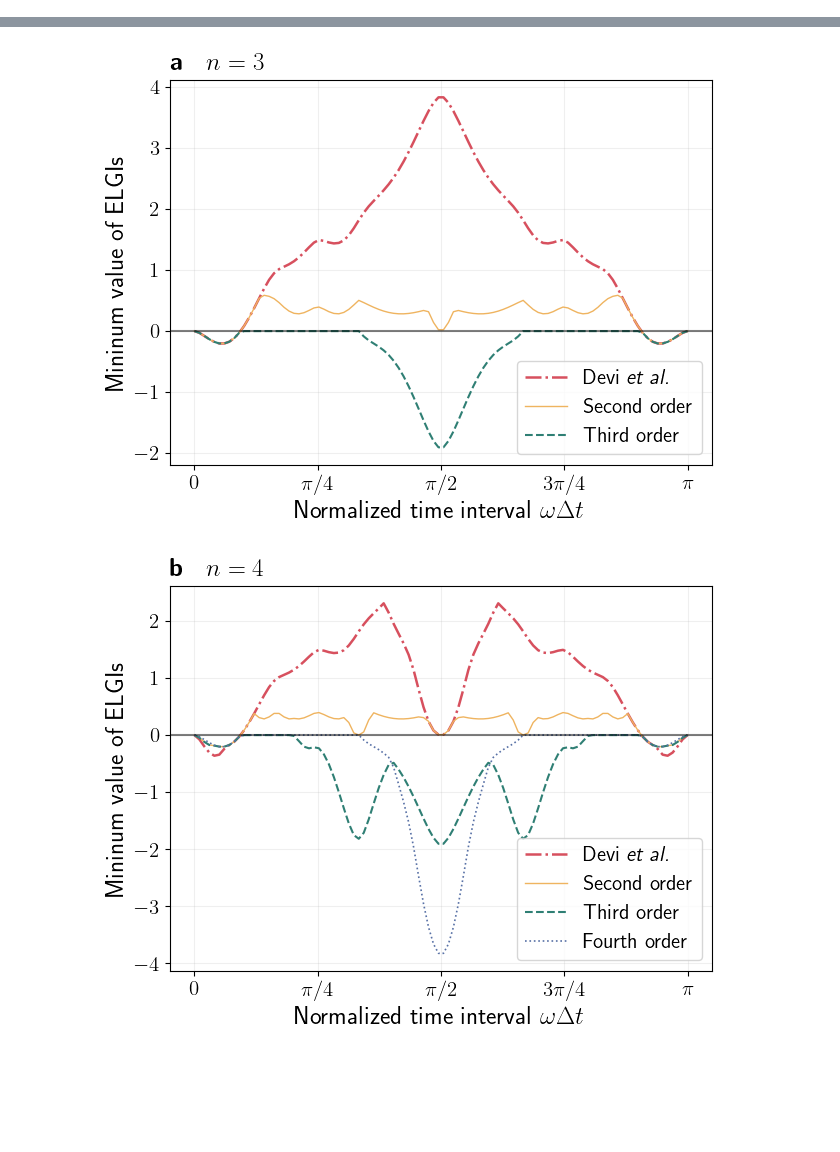
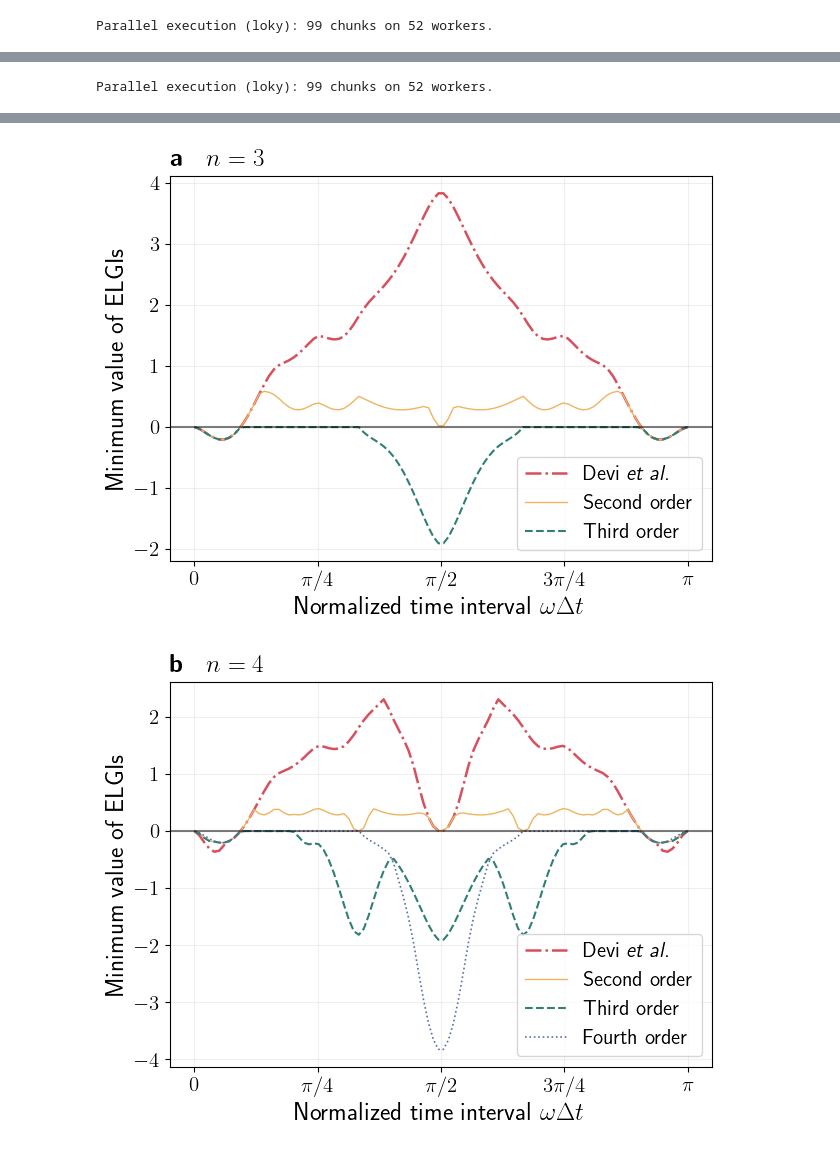
Before and after one commit to PolarisMegrez/Entropic-Leggett-Garg-Inequalities, a Jupyter notebook: demo.ipynb, the cells around one changed output, grey strips where cells are left out. Drawn from its saved outputs; the diff is of its cells as text; code cells hidden in the pictures; blank space fills up the shorter version.

Commit message:
v2.1: Improved parallelization support

```diff
--- a/demo.ipynb
+++ b/demo.ipynb
@@ -36,15 +61,24 @@ plt.rcParams['text.usetex'] = True
 # %%
-# Setup d=5 system
+# Initialize spin-2 system (d=5 quantum states)
 _d = 5
 bloch_init(_d)
+
+# Generate SU(5) spin operators
 Jx, Jy, Jz, Jp, Jm = spin_ops(_d)
+
+# Create unitary evolution matrix from Hamiltonian H = ωJ_y
 L_H_mat_5 = GeneralizedBlochEvolutionMatrix.from_Hamiltonian(Jy)
+
+# Initialize maximally mixed state (identity/d)
 rho0_5 = np.eye(_d, dtype=complex) / _d
 r0_5 = GeneralizedBlochState.from_matrix(rho0_5)
+
+# Set up J_z measurement projectors
 obs_list_5 = [GeneralizedBlochObservable.from_projector(P) for P in projectors_Jz(_d)]
 
-# 1. Three-point calculation (n=3)
-def evaluate_elgi_n3(dt):
+# Define evaluation functions for 3-point and 4-point measurements
+def evaluate_elgi_3_point(dt):
+    """Calculate ELGI values for 3 time points (n=3)."""
     times = [0, dt, 2*dt]
     jps = distributions_from_times(times, d=5, L_mat=L_H_mat_5, r0=r0_5, obs_list=obs_list_5)
 
@@ -54,8 +88,8 @@ def evaluate_elgi_n3(dt):
 
     return [devi, min2, min3]
 
-# 2. Four-point calculation (n=4)
-def evaluate_elgi_n4(dt):
+def evaluate_elgi_4_point(dt):
+    """Calculate ELGI values for 4 time points (n=4)."""
     times = [0, dt, 2*dt, 3*dt]
     jps = distributions_from_times(times, d=5, L_mat=L_H_mat_5, r0=r0_5, obs_list=obs_list_5)
 
@@ -66,49 +100,61 @@ def evaluate_elgi_n4(dt):
 
     return [devi, min2, min3, min4]
 # %%
+# Generate plots for both 3-point and 4-point measurements
 delta_ts = np.linspace(0, np.pi, 100)
 
+# Common pi-based tick marks for both plots
+ticks = [0, np.pi/4, np.pi/2, 3*np.pi/4, np.pi]
+ticklabels = [r"$0$", r"$\pi/4$", r"$\pi/2$", r"$3\pi/4$", r"$\pi$"]
+
+# Plot (a): Three-point ELGIs
 fig, ax = viz.plot_multioutput_curves(
-    evaluate_elgi_n3,
+    evaluate_elgi_3_point,
     delta_ts,
     label=[r'Devi {\itshape et al.}', r'Second order', r'Third order'],
-    color=[(215/255, 80/255, 94/255), (239/255, 180/255, 96/255), (47/255, 127/255, 116/255)],
+    color=[COLOR_RED, COLOR_YELLOW, COLOR_CYAN],
     linewidth=[1.8, 1.0, 1.5],
-    linestyle=['-.', '-', '--']
+    linestyle=['-.', '-', '--'],
+    n_jobs=52
 )
-ax.set_xlabel(r'Normalized time interval $\omega\Delta t$')
-ax.set_ylabel(r'Mininum value of ELGIs')
-ax.xticks = [0, np.pi/4, np.pi/2, 3*np.pi/4, np.pi]
-ax.set_xticks(ax.xticks)
-ax.set_xticklabels([r"$0$", r"$\pi/4$", r"$\pi/2$", r"$3\pi/4$", r"$\pi$"])
-ax.yticks = [-2, -1, 0, 1, 2, 3, 4]
-ax.set_yticks(ax.yticks)
+
+ax.set(xlabel=r'Normalized time interval $\omega\Delta t$',
+       ylabel=r'Minimum value of ELGIs')
+ax.set_xticks(ticks)
+ax.set_xticklabels(ticklabels)
+ax.set_yticks([-2, -1, 0, 1, 2, 3, 4])
 ax.set_yticklabels(["$-2$", "$-1$", "$0$", "$1$", "$2$", "$3$", "$4$"])
+
 ax.legend(loc='lower right', fontsize=15)
 ax.axhline(0, color='k', linestyle='-', alpha=0.5)
 ax.text(0.0, 1.07, r'{\bfseries a}\quad$n=3$', transform=ax.transAxes,
-                fontsize=18, verticalalignment='top', horizontalalignment='left')
+        fontsize=18, verticalalignment='top', horizontalalignment='left')
+
 fig.savefig('pic/3-point-ELGIs.png', dpi=300, bbox_inches='tight')
 
+# Plot (b): Four-point ELGIs
 fig, ax = viz.plot_multioutput_curves(
-    evaluate_elgi_n4,
+    evaluate_elgi_4_point,
     delta_ts,
     label=[r'Devi {\itshape et al.}', r'Second order', r'Third order', r'Fourth order'],
-    color=[(215/255, 80/255, 94/255), (239/255, 180/255, 96/255), (47/255, 127/255, 116/255), (88/255, 113/255, 166/255)],
+    color=[COLOR_RED, COLOR_YELLOW, COLOR_CYAN, COLOR_BLUE],
     linewidth=[1.8, 1.0, 1.5, 1.2],
-    linestyle=['-.', '-', '--', ':']
+    linestyle=['-.', '-', '--', ':'],
+    n_jobs=52
 )
-ax.set_xlabel(r'Normalized time interval $\omega\Delta t$')
-ax.set_ylabel(r'Mininum value of ELGIs')
-ax.xticks = [0, np.pi/4, np.pi/2, 3*np.pi/4, np.pi]
-ax.set_xticks(ax.xticks)
-ax.set_xticklabels([r"$0$", r"$\pi/4$", r"$\pi/2$", r"$3\pi/4$", r"$\pi$"])
-ax.yticks = [-4, -3, -2, -1, 0, 1, 2]
-ax.set_yticks(ax.yticks)
+
+ax.set(xlabel=r'Normalized time interval $\omega\Delta t$',
+       ylabel=r'Minimum value of ELGIs')
+ax.set_xticks(ticks)
+ax.set_xticklabels(ticklabels)
+ax.set_yticks([-4, -3, -2, -1, 0, 1, 2])
 ax.set_yticklabels(["$-4$", "$-3$", "$-2$", "$-1$", "$0$", "$1$", "$2$"])
+
 ax.legend(loc='lower right', fontsize=15)
 ax.axhline(0, color='k', linestyle='-', alpha=0.5)
 ax.text(0.0, 1.07, r'{\bfseries b}\quad$n=4$', transform=ax.transAxes,
-                fontsize=18, verticalalignment='top', horizontalalignment='left')
+        fontsize=18, verticalalignment='top', horizontalalignment='left')
+
 fig.savefig('pic/4-point-ELGIs.png', dpi=300, bbox_inches='tight')
 # %% [output]
+Parallel execution (loky): 99 chunks on 52 workers.
@@ -114,0 +168 @@ fig.savefig('pic/4-point-ELGIs.png', dpi=300, bbox_inches='tight')
+Parallel execution (loky): 99 chunks on 52 workers.
@@ -115,2 +176,2 @@ fig.savefig('pic/4-point-ELGIs.png', dpi=300, bbox_inches='tight')
-[figure, old version]
+[figure, new version]
-[figure, old version]
+[figure, new version]
```
Also changed, not shown: parts of 22 cells of this notebook, 16 other files.
